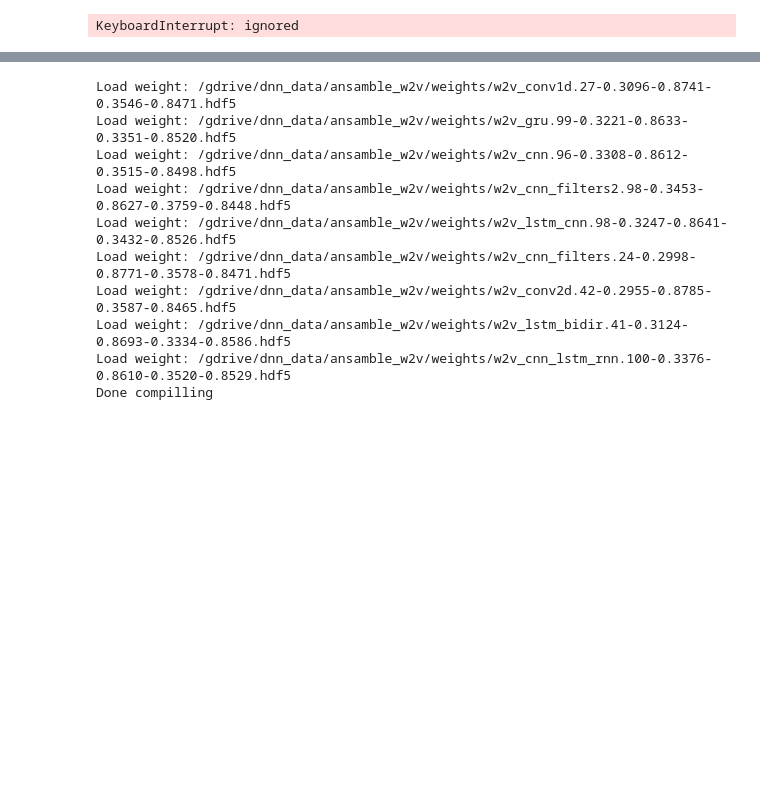
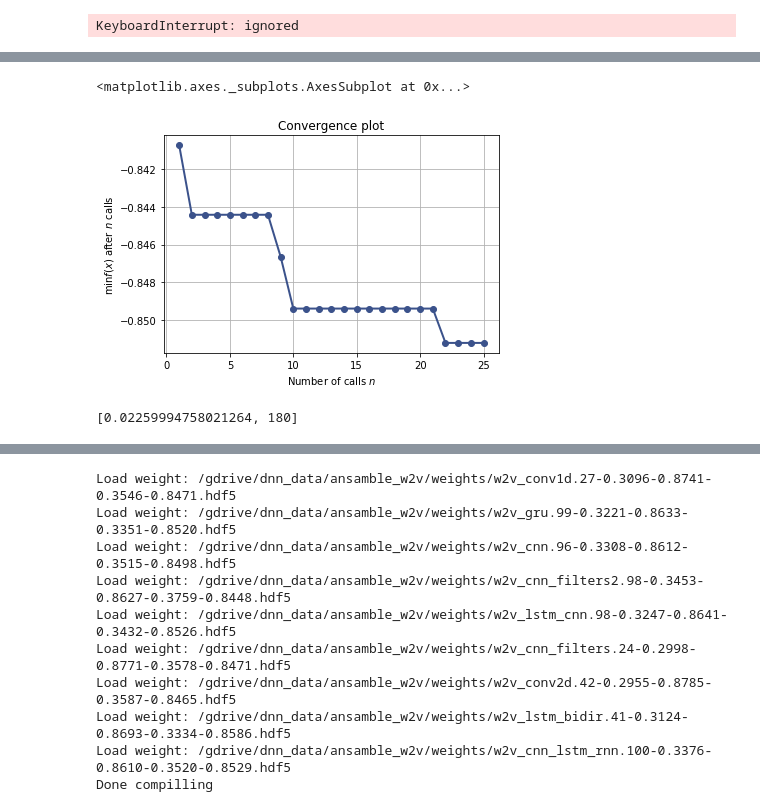
Before and after one commit to xeonvs/dnn_comments, a Jupyter notebook: dnn_comments_ansamble_pub.ipynb, the cells around one changed output, grey strips where cells are left out. Saved outputs shown, nothing was run; the diff lists cells and outputs as text; code cells hidden in the pictures; blank space fills up the shorter version.

```diff
--- a/dnn_comments_ansamble_pub.ipynb
+++ b/dnn_comments_ansamble_pub.ipynb
@@ -1197,0 +1342,14 @@ KeyboardInterrupt: ignored
+# %%
+#Set SEED
+np.random.seed(GLOBAL_SEED)
+set_random_seed(GLOBAL_SEED)
+
+dim_learning_rate = Real(low=1e-4, high=5e-2, prior='log-uniform', name='learning_rate')
+#dim_batchsize = Categorical(categories=[64, 128, 96], name='batch_size')
+dim_batchsize = Integer(low=80, high=180, name='batch_size')
+dimensions = [dim_learning_rate,
+              dim_batchsize]
+dim_names = ['learning_rate', 'batch_size']
+default_parameters = [0.01, max_words]
+path_best_model = '19_best_model.keras'
+best_accuracy = 0.0
@@ -1197,0 +1469,25 @@ KeyboardInterrupt: ignored
+# %%
+#@title load and resume train
+search_result = load(work_dir + '/checkpoint_bidir.pkl')
+print(search_result.fun)
+
+x0 = search_result.x_iters
+y0 = search_result.func_vals
+
+checkpoint_saver = callbacks.CheckpointSaver(work_dir + "/checkpoint_du.pkl", compress=9)
+search_result = gp_minimize(func=fitness,
+                           dimensions=dimensions,
+                           acq_func='EI', # Expected Improvement.
+                           n_calls=25, n_jobs=1,
+                           x0=x0, y0=y0,
+                           callback=[checkpoint_saver],
+                           random_state=GLOBAL_SEED)
+# %%
+plot_convergence(search_result)
+# %% [output]
+<matplotlib.axes._subplots.AxesSubplot at 0x...>
+[figure, added]
+# %%
+search_result.x
+# %% [output]
+[0.02259994758021264, 180]
```
Also changed, not shown: parts of 27 cells of this notebook.
